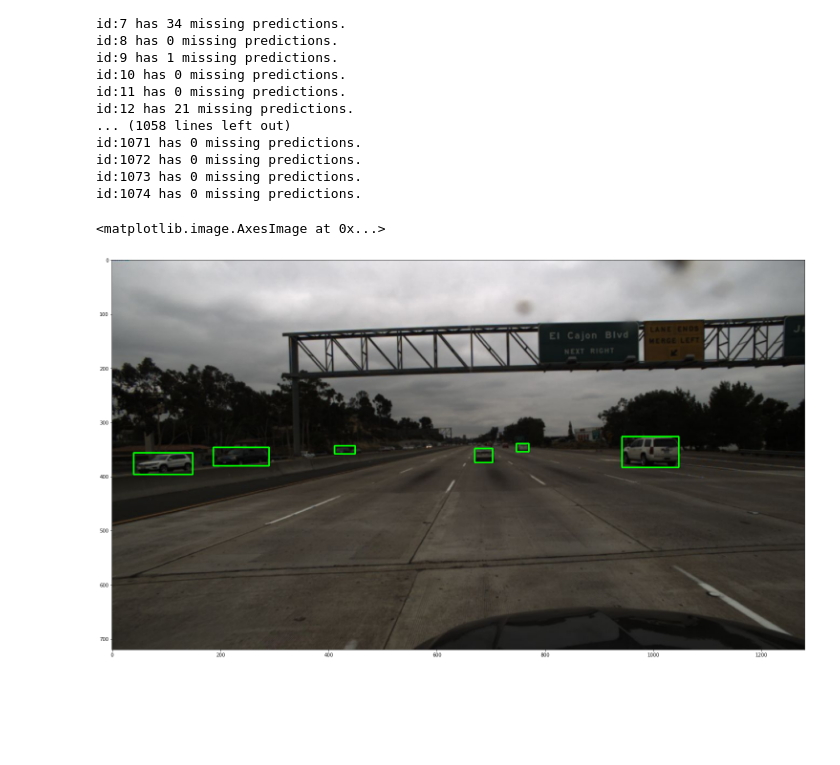
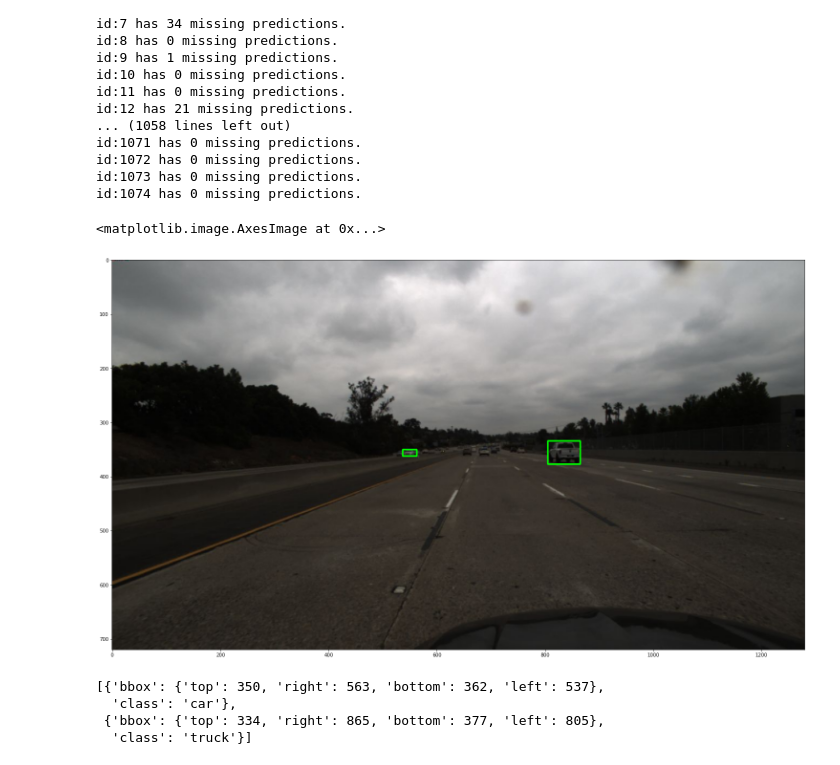
Before and after one commit to WhySoSeriousssss/9517Project, a Jupyter notebook: test.ipynb, the cells around one changed output. Cells and saved outputs as stored; diff of their text form; code cells hidden in the pictures; blank space fills up the shorter version.

```diff
--- a/test.ipynb
+++ b/test.ipynb
@@ -141,11 +140,11 @@ id:1072 has 0 missing predictions.
 id:1073 has 0 missing predictions.
 id:1074 has 0 missing predictions.
 # %%
-img = util.read_velocity_image('train', 1072, frame=13, annotation=False)
+img = util.read_velocity_image('train', 2, frame=40, annotation=False)
 annotation = car_detector.predict(img)
 annotated_img = util.draw_annotation(img, annotation)
 fig = plt.figure(figsize=(30,15))
 plt.imshow(annotated_img)
 # %% [output]
 <matplotlib.image.AxesImage at 0x...>
-[figure, old version]
+[figure, new version]
@@ -155,0 +151,7 @@ missing = [1 if 'bbox' in a[0]['frames'][j].keys() else 0 for j in range(40)]
+# %%
+annotation
+# %% [output]
+[{'bbox': {'top': 350, 'right': 563, 'bottom': 362, 'left': 537},
+  'class': 'car'},
+ {'bbox': {'top': 334, 'right': 865, 'bottom': 377, 'left': 805},
+  'class': 'truck'}]
```
Also changed, not shown: parts of 4 cells of this notebook, 1 other file.
